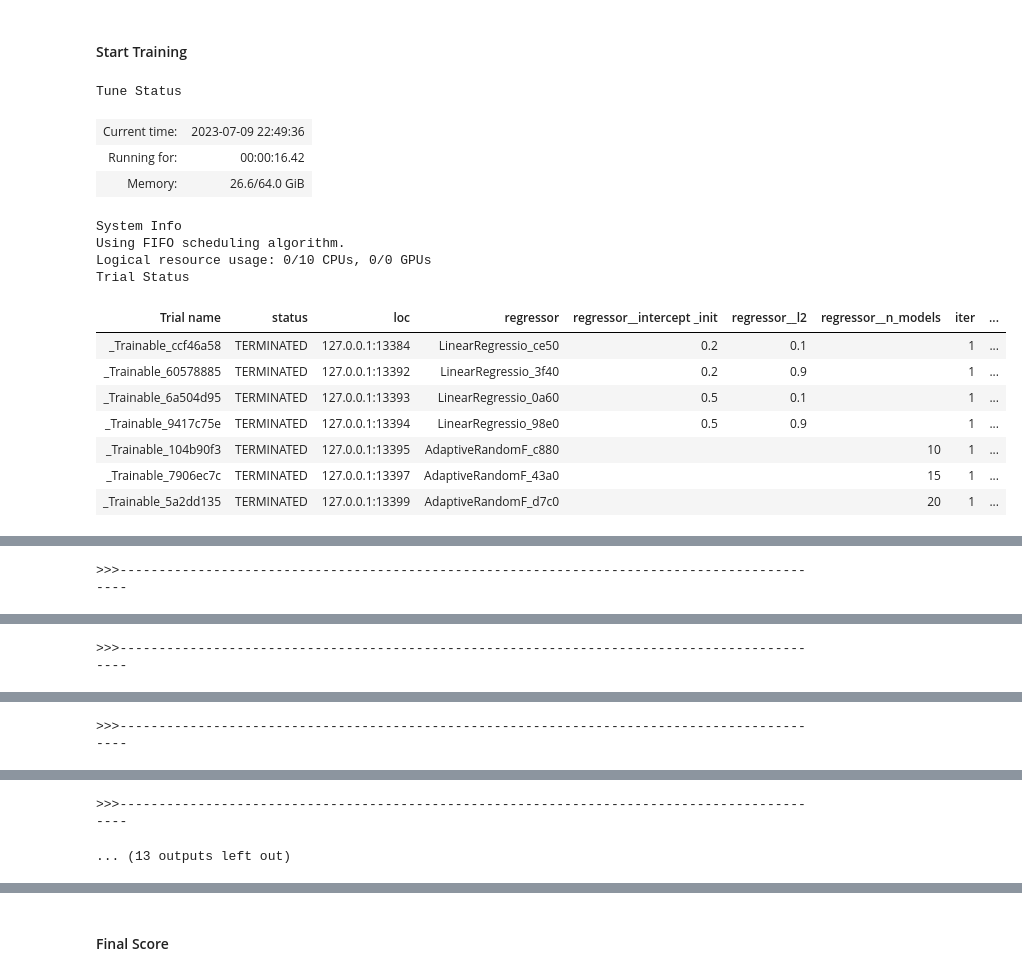
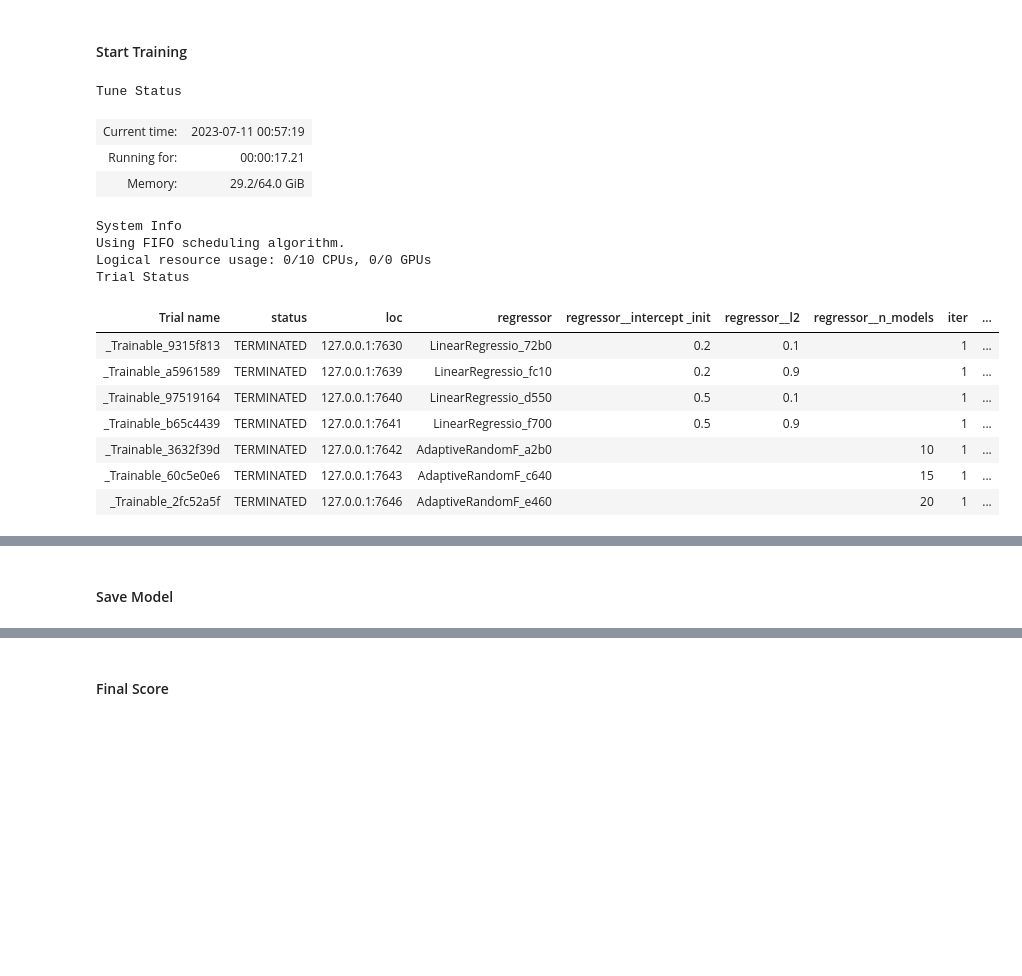
Before and after one commit to IBM/sail, a Jupyter notebook: examples/models/auto_ml/sail_auto_pipeline_regression.ipynb, the cells around one changed output, grey strips where cells are left out. Saved outputs shown, nothing was run; the diff lists cells and outputs as text; code cells hidden in the pictures; blank space fills up the shorter version.

```diff
--- a/examples/models/auto_ml/sail_auto_pipeline_regression.ipynb
+++ b/examples/models/auto_ml/sail_auto_pipeline_regression.ipynb
@@ -75,35 +75,35 @@ auto_pipeline = SAILAutoPipeline(
 # %%
 y_preds = []
 y_true = []
 batch_size = 50
 
-start = 0
-for end in range(50, 1501, batch_size):
+for start in range(0, 1000, batch_size):
+
+    end = start + batch_size
 
     X_train = X.iloc[start:end]
     y_train = y.iloc[start:end]
 
     if end > 1000: # search_data_size is 1000
         preds = auto_pipeline.predict(X_train)
         y_preds.extend(list(preds))
         y_true.extend(list(y_train))
 
     auto_pipeline.train(X_train, y_train)
-    start = end
 # %% [output]
 Tune Status
-| Current time: | 2023-07-09 22:49:36 |
-| Running for: | 00:00:16.42 |
-| Memory: | 26.6/64.0 GiB |
+| Current time: | 2023-07-11 00:57:19 |
+| Running for: | 00:00:17.21 |
+| Memory: | 29.2/64.0 GiB |
 System Info
 Using FIFO scheduling algorithm.
 Logical resource usage: 0/10 CPUs, 0/0 GPUs
 Trial Status
 | Trial name | status | loc | regressor | regressor__intercept _init | regressor__l2 | regressor__n_models | iter | ... |
-| _Trainable_ccf46a58 | TERMINATED | 127.0.0.1:13384 | LinearRegressio_ce50 | 0.2 | 0.1 |  | 1 | ... |
-| _Trainable_60578885 | TERMINATED | 127.0.0.1:13392 | LinearRegressio_3f40 | 0.2 | 0.9 |  | 1 | ... |
-| _Trainable_6a504d95 | TERMINATED | 127.0.0.1:13393 | LinearRegressio_0a60 | 0.5 | 0.1 |  | 1 | ... |
-| _Trainable_9417c75e | TERMINATED | 127.0.0.1:13394 | LinearRegressio_98e0 | 0.5 | 0.9 |  | 1 | ... |
-| _Trainable_104b90f3 | TERMINATED | 127.0.0.1:13395 | AdaptiveRandomF_c880 |  |  | 10 | 1 | ... |
-| _Trainable_7906ec7c | TERMINATED | 127.0.0.1:13397 | AdaptiveRandomF_43a0 |  |  | 15 | 1 | ... |
-| _Trainable_5a2dd135 | TERMINATED | 127.0.0.1:13399 | AdaptiveRandomF_d7c0 |  |  | 20 | 1 | ... |
+| _Trainable_9315f813 | TERMINATED | 127.0.0.1:7630 | LinearRegressio_72b0 | 0.2 | 0.1 |  | 1 | ... |
+| _Trainable_a5961589 | TERMINATED | 127.0.0.1:7639 | LinearRegressio_fc10 | 0.2 | 0.9 |  | 1 | ... |
+| _Trainable_97519164 | TERMINATED | 127.0.0.1:7640 | LinearRegressio_d550 | 0.5 | 0.1 |  | 1 | ... |
+| _Trainable_b65c4439 | TERMINATED | 127.0.0.1:7641 | LinearRegressio_f700 | 0.5 | 0.9 |  | 1 | ... |
+| _Trainable_3632f39d | TERMINATED | 127.0.0.1:7642 | AdaptiveRandomF_a2b0 |  |  | 10 | 1 | ... |
+| _Trainable_60c5e0e6 | TERMINATED | 127.0.0.1:7643 | AdaptiveRandomF_c640 |  |  | 15 | 1 | ... |
+| _Trainable_2fc52a5f | TERMINATED | 127.0.0.1:7646 | AdaptiveRandomF_e460 |  |  | 20 | 1 | ... |
@@ -113 +112,0 @@ Trial Status
->>>--------------------------------------------------------------------------------------------
@@ -117 +112,0 @@ SAIL Pipeline Partial fit: 100%========== [Steps: 3/3, ETA: 00:00<00:00, Elapsed
->>>--------------------------------------------------------------------------------------------
@@ -121 +112,0 @@ SAIL Pipeline Partial fit: 100%========== [Steps: 3/3, ETA: 00:00<00:00, Elapsed
->>>--------------------------------------------------------------------------------------------
@@ -125,2 +113,2 @@ SAIL Pipeline Partial fit: 100%========== [Steps: 3/3, ETA: 00:00<00:00, Elapsed
->>>--------------------------------------------------------------------------------------------
-... (13 outputs left out)
+# %% [markdown]
+#### Save Model
```
Also changed, not shown: parts of 8 cells of this notebook, 11 other files.
